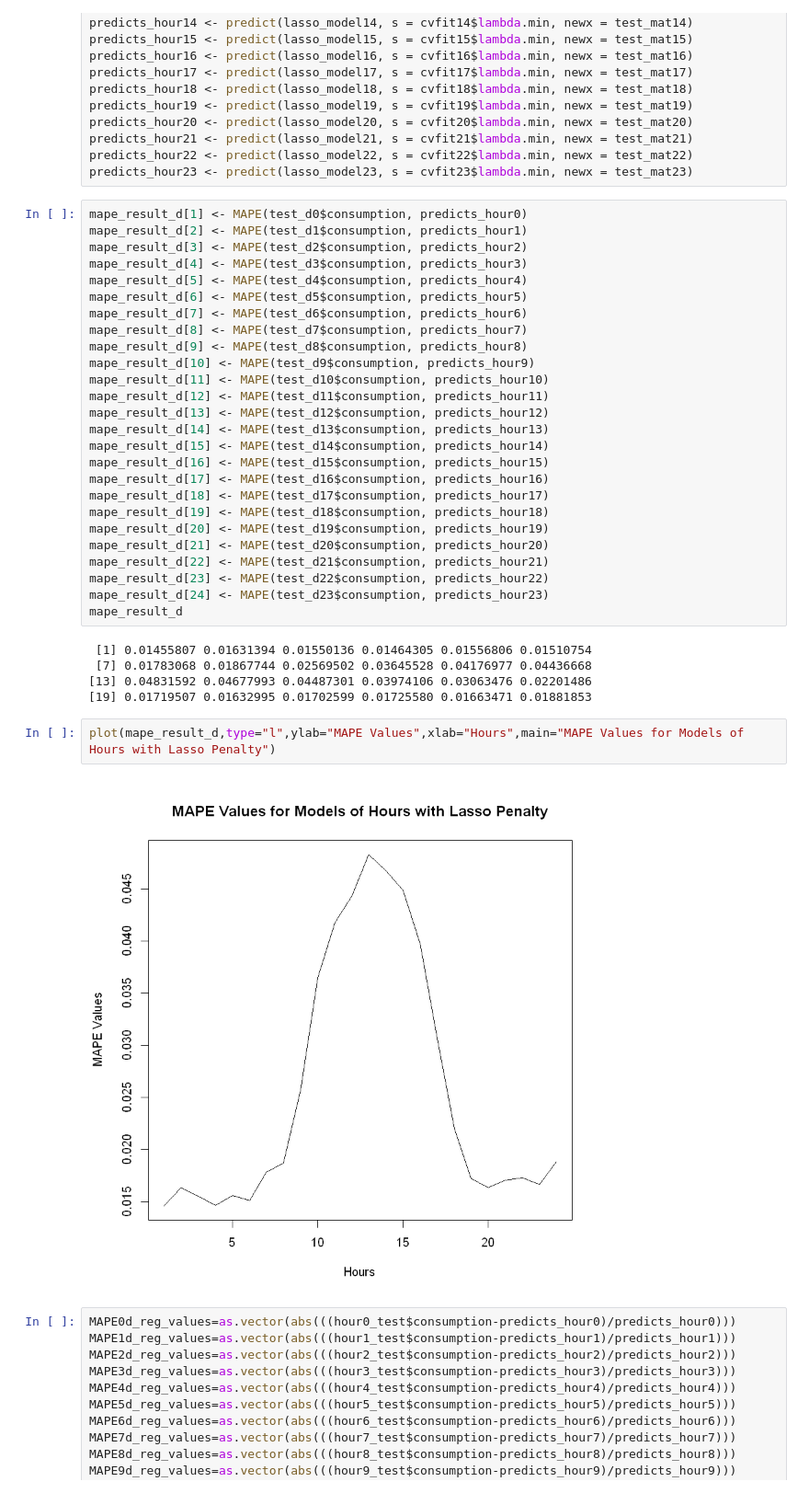
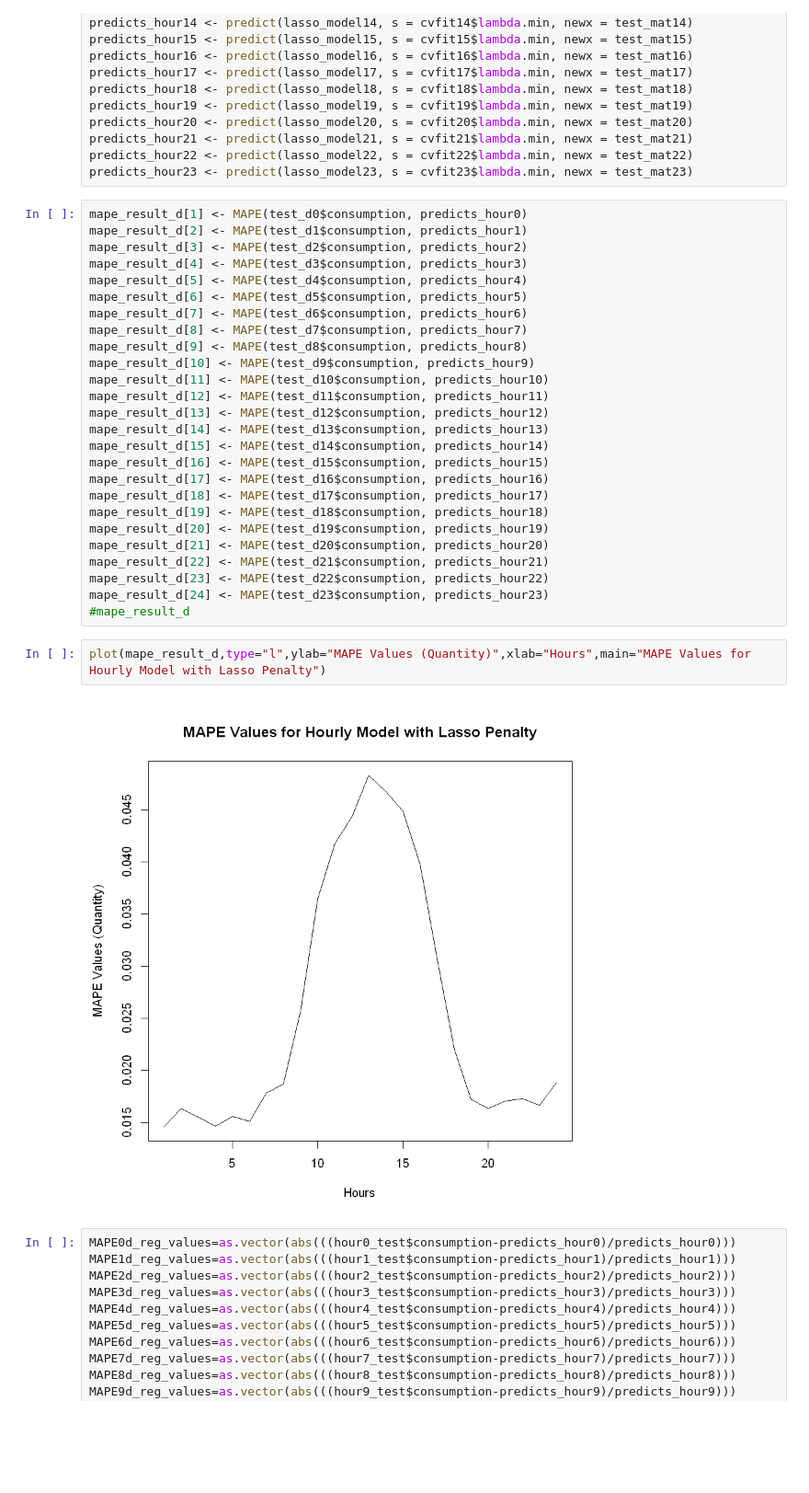
Before and after one commit to BU-IE-582/fall20-mbahadir, a Jupyter notebook: Homework3/Homework3.ipynb, the cells around one changed output. Shown at 92% size. Drawn from its saved outputs; the diff is of its cells as text; blank space fills up the shorter version.

```diff
--- a/Homework3/Homework3.ipynb
+++ b/Homework3/Homework3.ipynb
@@ -1201,16 +1515,11 @@ mape_result_d[21] <- MAPE(test_d20$consumption, predicts_hour20)
 mape_result_d[22] <- MAPE(test_d21$consumption, predicts_hour21)
 mape_result_d[23] <- MAPE(test_d22$consumption, predicts_hour22)
 mape_result_d[24] <- MAPE(test_d23$consumption, predicts_hour23)
-mape_result_d
+#mape_result_d
-# %% [output]
- [1] 0.01455807 0.01631394 0.01550136 0.01464305 0.01556806 0.01510754
- [7] 0.01783068 0.01867744 0.02569502 0.03645528 0.04176977 0.04436668
-[13] 0.04831592 0.04677993 0.04487301 0.03974106 0.03063476 0.02201486
-[19] 0.01719507 0.01632995 0.01702599 0.01725580 0.01663471 0.01881853
 # %%
-plot(mape_result_d,type="l",ylab="MAPE Values",xlab="Hours",main="MAPE Values for Models of Hours with Lasso Penalty")
+plot(mape_result_d,type="l",ylab="MAPE Values (Quantity)",xlab="Hours",main="MAPE Values for Hourly Model with Lasso Penalty")
 # %% [output]
-[figure, old version]
+[figure, new version]
 # %%
 MAPE0d_reg_values=as.vector(abs(((hour0_test$consumption-predicts_hour0)/predicts_hour0)))
 MAPE1d_reg_values=as.vector(abs(((hour1_test$consumption-predicts_hour1)/predicts_hour1)))
```
Also changed, not shown: parts of 132 cells of this notebook, 2 other files.
